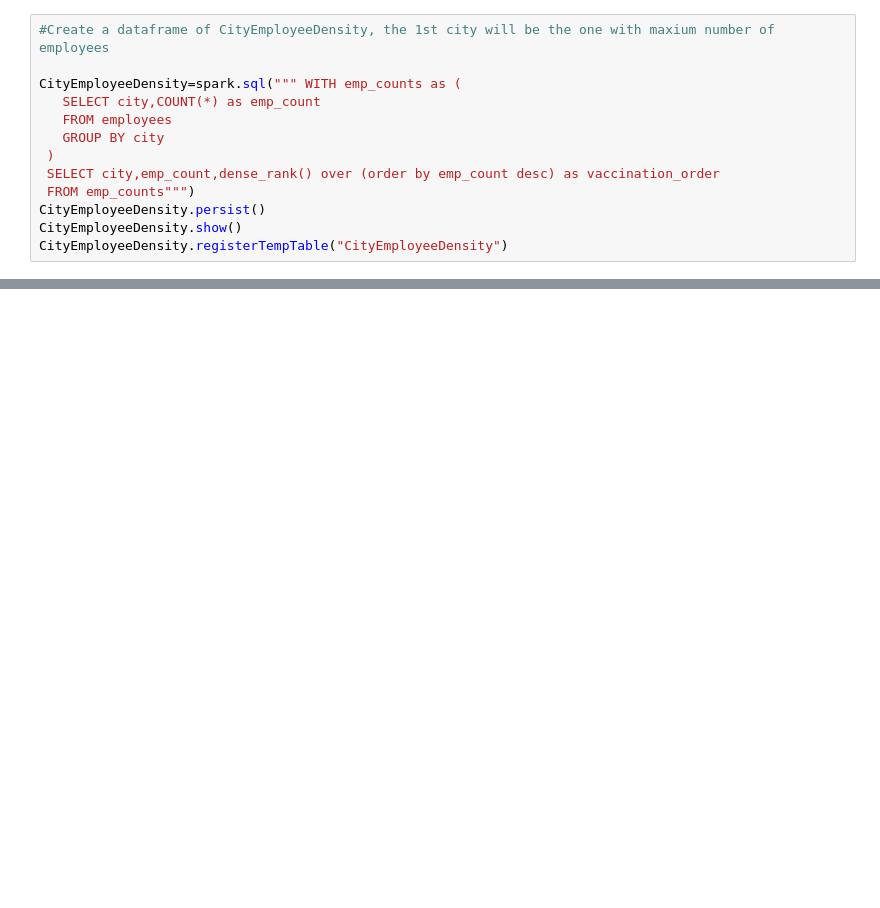
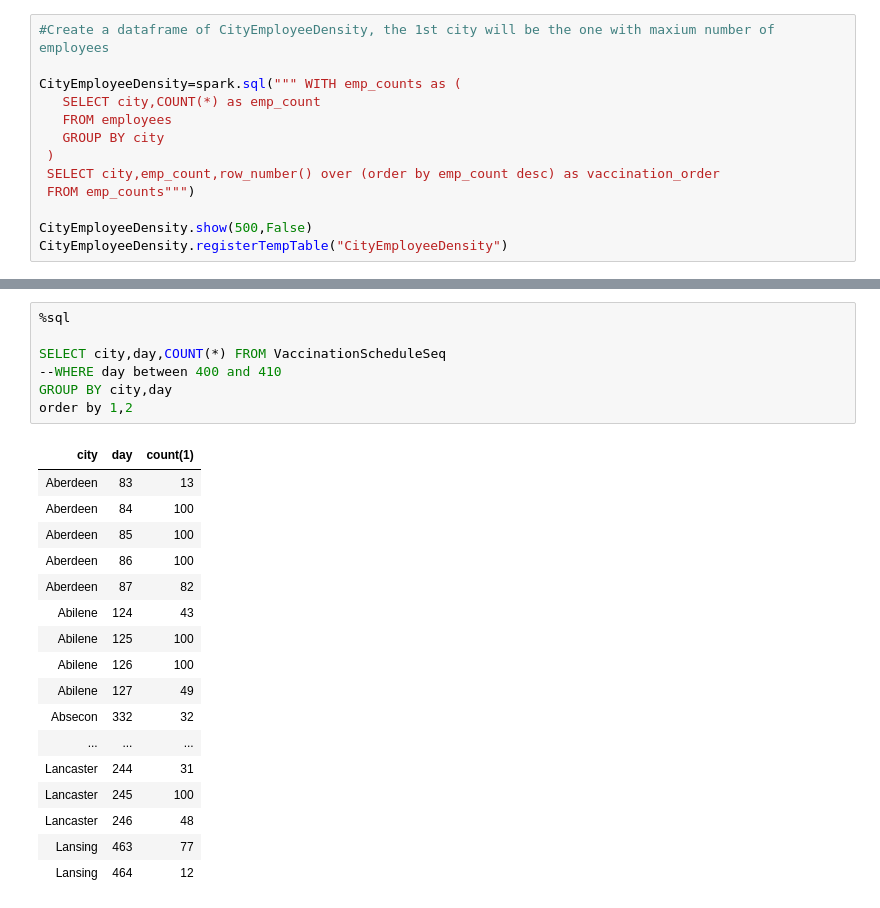
Before and after one commit to kingarjun93/VaccinationDrive, a Jupyter notebook: VaccinationDrive.ipynb, the cells around one changed output, grey strips where cells are left out. Drawn from its saved outputs; the diff is of its cells as text; blank space fills up the shorter version.

```diff
--- a/VaccinationDrive.ipynb
+++ b/VaccinationDrive.ipynb
@@ -162,9 +215,9 @@ CityEmployeeDensity=spark.sql(""" WITH emp_counts as (
    FROM employees
    GROUP BY city
  )
- SELECT city,emp_count,dense_rank() over (order by emp_count desc) as vaccination_order
+ SELECT city,emp_count,row_number() over (order by emp_count desc) as vaccination_order
  FROM emp_counts""")
-CityEmployeeDensity.persist()
-CityEmployeeDensity.show()
+
+CityEmployeeDensity.show(500,False)
 CityEmployeeDensity.registerTempTable("CityEmployeeDensity")
 # %% [output]
@@ -269,0 +415,25 @@ ls -l
+# %%
+%sql
+
+SELECT city,day,COUNT(*) FROM VaccinationScheduleSeq
+--WHERE day between 400 and 410
+GROUP BY city,day
+order by 1,2
+# %% [output]
+| city | day | count(1) |
+| Aberdeen | 83 | 13 |
+| Aberdeen | 84 | 100 |
+| Aberdeen | 85 | 100 |
+| Aberdeen | 86 | 100 |
+| Aberdeen | 87 | 82 |
+| Abilene | 124 | 43 |
+| Abilene | 125 | 100 |
+| Abilene | 126 | 100 |
+| Abilene | 127 | 49 |
+| Absecon | 332 | 32 |
+| ... | ... | ... |
+| Lancaster | 244 | 31 |
+| Lancaster | 245 | 100 |
+| Lancaster | 246 | 48 |
+| Lansing | 463 | 77 |
+| Lansing | 464 | 12 |
```
Also changed, not shown: parts of 14 cells of this notebook, 1 other file.
